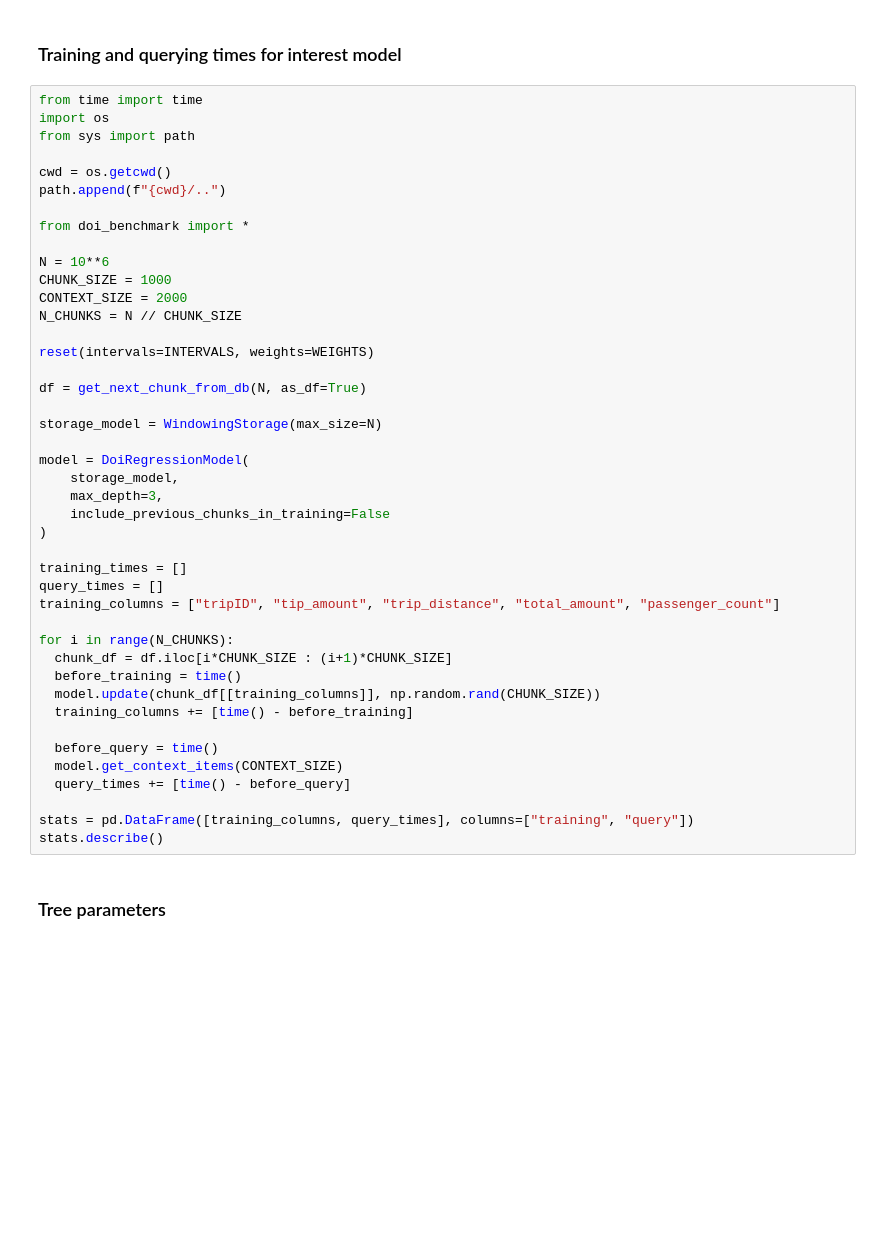
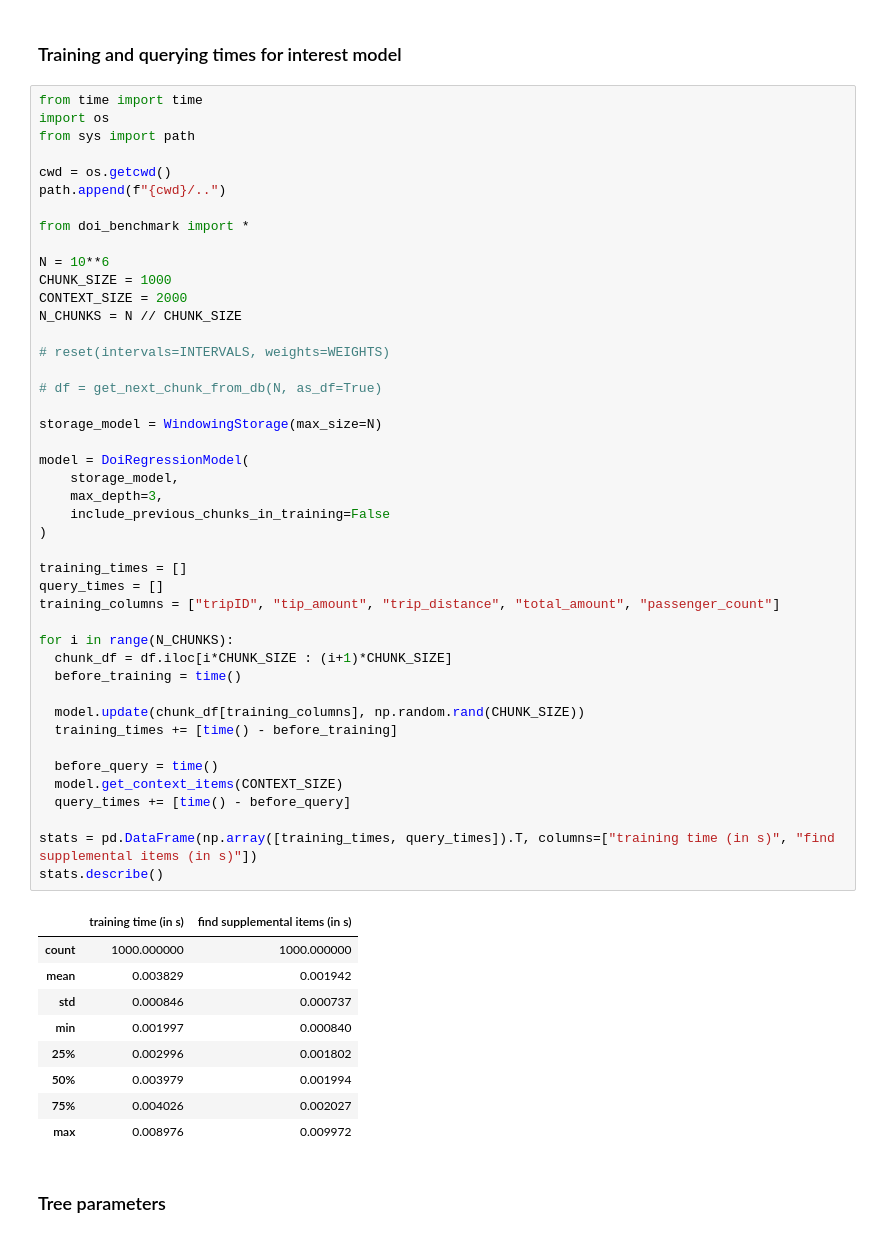
Before and after one commit to vis-au/prointerest, a Jupyter notebook: server/benchmarks/benchmarks.ipynb, the cells around one changed output. Drawn from its saved outputs; the diff is of its cells as text; blank space fills up the shorter version.

Commit message:
add benchmarks for timing the model query and training

```diff
--- a/server/benchmarks/benchmarks.ipynb
+++ b/server/benchmarks/benchmarks.ipynb
@@ -307,38 +307,49 @@ path.append(f"{cwd}/..")
 from doi_benchmark import *
 
 N = 10**6
 CHUNK_SIZE = 1000
 CONTEXT_SIZE = 2000
 N_CHUNKS = N // CHUNK_SIZE
 
-reset(intervals=INTERVALS, weights=WEIGHTS)
+# reset(intervals=INTERVALS, weights=WEIGHTS)
 
-df = get_next_chunk_from_db(N, as_df=True)
+# df = get_next_chunk_from_db(N, as_df=True)
 
 storage_model = WindowingStorage(max_size=N)
 
 model = DoiRegressionModel(
     storage_model,
     max_depth=3,
     include_previous_chunks_in_training=False
 )
 
 training_times = []
 query_times = []
 training_columns = ["tripID", "tip_amount", "trip_distance", "total_amount", "passenger_count"]
 
 for i in range(N_CHUNKS):
   chunk_df = df.iloc[i*CHUNK_SIZE : (i+1)*CHUNK_SIZE]
   before_training = time()
-  model.update(chunk_df[[training_columns]], np.random.rand(CHUNK_SIZE))
-  training_columns += [time() - before_training]
+
+  model.update(chunk_df[training_columns], np.random.rand(CHUNK_SIZE))
+  training_times += [time() - before_training]
 
   before_query = time()
   model.get_context_items(CONTEXT_SIZE)
   query_times += [time() - before_query]
 
-stats = pd.DataFrame([training_columns, query_times], columns=["training", "query"])
+stats = pd.DataFrame(np.array([training_times, query_times]).T, columns=["training time (in s)", "find supplemental items (in s)"])
 stats.describe()
+# %% [output]
+|  | training time (in s) | find supplemental items (in s) |
+| count | 1000.000000 | 1000.000000 |
+| mean | 0.003829 | 0.001942 |
+| std | 0.000846 | 0.000737 |
+| min | 0.001997 | 0.000840 |
+| 25% | 0.002996 | 0.001802 |
+| 50% | 0.003979 | 0.001994 |
+| 75% | 0.004026 | 0.002027 |
+| max | 0.008976 | 0.009972 |
 # %% [markdown]
 ### Tree parameters
 # %%
```
